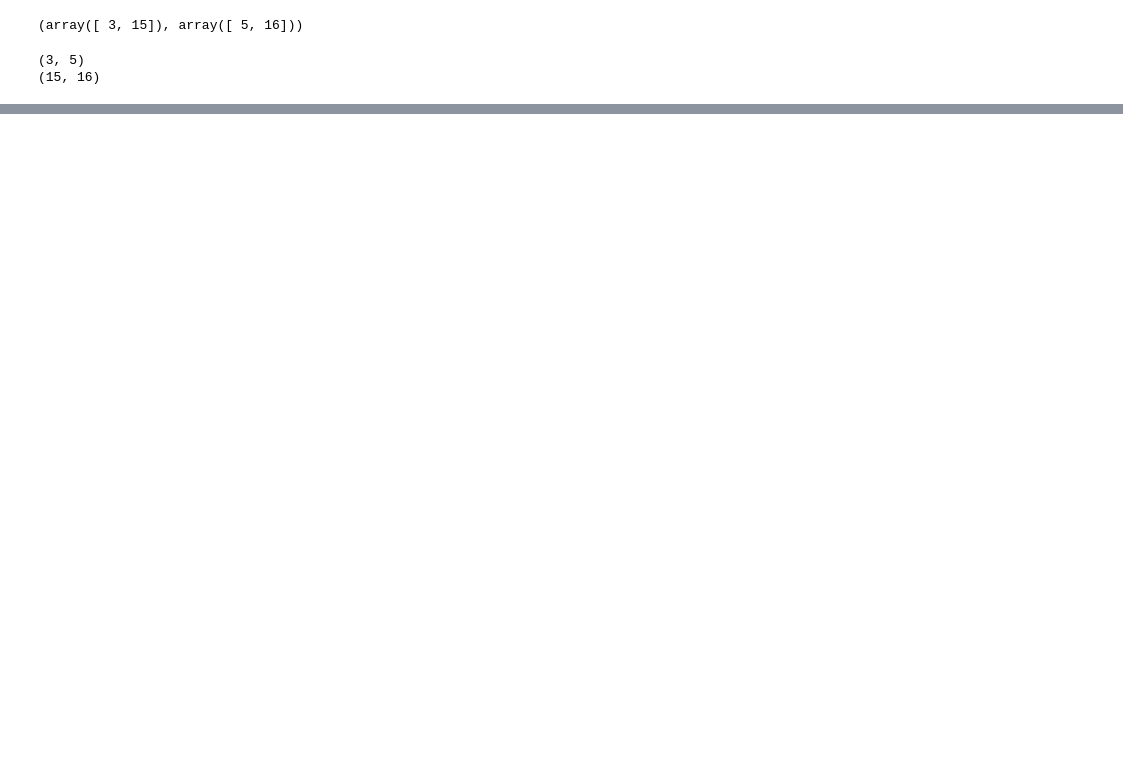
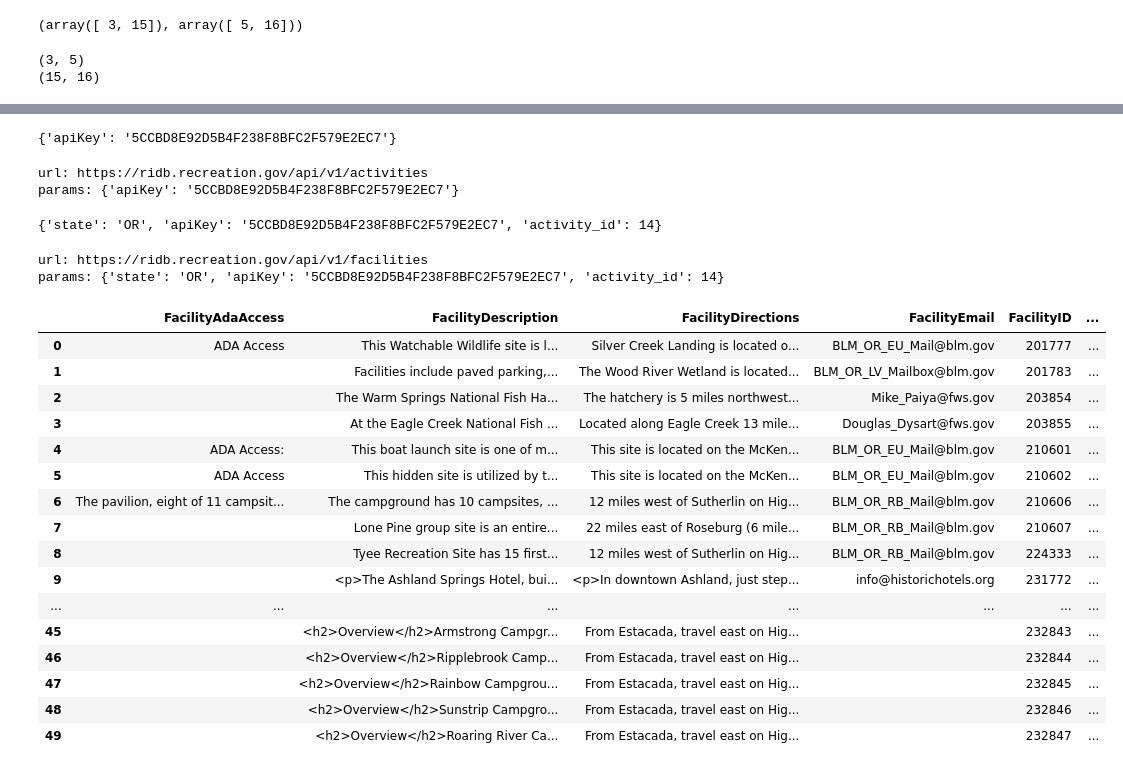
Before and after one commit to gizm00/pycon2016, a Jupyter notebook: notebooks/scratch.ipynb, the cells around one changed output, grey strips where cells are left out. Drawn from its saved outputs; the diff is of its cells as text; code cells hidden in the pictures; blank space fills up the shorter version.

Commit message:
adding data objects

```diff
--- a/notebooks/scratch.ipynb
+++ b/notebooks/scratch.ipynb
@@ -76,0 +103,38 @@ pd.DataFrame(distance_matrix)
+# %%
+ridb_activities = RidbData("ridb_activities","activities",dict())
+# %% [output]
+{'apiKey': '5CCBD8E92D5B4F238F8BFC2F579E2EC7'}
+# %%
+ridb_activities.extract()
+# %% [output]
+url: https://ridb.recreation.gov/api/v1/activities
+params: {'apiKey': '5CCBD8E92D5B4F238F8BFC2F579E2EC7'}
+# %%
+ridb_hiking = RidbData("ridb_hiking", "facilities", dict(activity_id=14, state='OR'))
+# %% [output]
+{'state': 'OR', 'apiKey': '5CCBD8E92D5B4F238F8BFC2F579E2EC7', 'activity_id': 14}
+# %%
+ridb_hiking.extract()
+# %% [output]
+url: https://ridb.recreation.gov/api/v1/facilities
+params: {'state': 'OR', 'apiKey': '5CCBD8E92D5B4F238F8BFC2F579E2EC7', 'activity_id': 14}
+# %%
+ridb_hiking.df
+# %% [output]
+|  | FacilityAdaAccess | FacilityDescription | FacilityDirections | FacilityEmail | FacilityID | ... |
+| 0 | ADA Access | This Watchable Wildlife site is l... | Silver Creek Landing is located o... | BLM_OR_EU_Mail@blm.gov | 201777 | ... |
+| 1 |  | Facilities include paved parking,... | The Wood River Wetland is located... | BLM_OR_LV_Mailbox@blm.gov | 201783 | ... |
+| 2 |  | The Warm Springs National Fish Ha... | The hatchery is 5 miles northwest... | Mike_Paiya@fws.gov | 203854 | ... |
+| 3 |  | At the Eagle Creek National Fish ... | Located along Eagle Creek 13 mile... | Douglas_Dysart@fws.gov | 203855 | ... |
+| 4 | ADA Access: | This boat launch site is one of m... | This site is located on the McKen... | BLM_OR_EU_Mail@blm.gov | 210601 | ... |
+| 5 | ADA Access | This hidden site is utilized by t... | This site is located on the McKen... | BLM_OR_EU_Mail@blm.gov | 210602 | ... |
+| 6 | The pavilion, eight of 11 campsit... | The campground has 10 campsites, ... | 12 miles west of Sutherlin on Hig... | BLM_OR_RB_Mail@blm.gov | 210606 | ... |
+| 7 |  | Lone Pine group site is an entire... | 22 miles east of Roseburg (6 mile... | BLM_OR_RB_Mail@blm.gov | 210607 | ... |
+| 8 |  | Tyee Recreation Site has 15 first... | 12 miles west of Sutherlin on Hig... | BLM_OR_RB_Mail@blm.gov | 224333 | ... |
+| 9 |  | <p>The Ashland Springs Hotel, bui... | <p>In downtown Ashland, just step... | info@historichotels.org | 231772 | ... |
+| ... | ... | ... | ... | ... | ... | ... |
+| 45 |  | <h2>Overview</h2>Armstrong Campgr... | From Estacada, travel east on Hig... |  | 232843 | ... |
+| 46 |  | <h2>Overview</h2>Ripplebrook Camp... | From Estacada, travel east on Hig... |  | 232844 | ... |
+| 47 |  | <h2>Overview</h2>Rainbow Campgrou... | From Estacada, travel east on Hig... |  | 232845 | ... |
+| 48 |  | <h2>Overview</h2>Sunstrip Campgro... | From Estacada, travel east on Hig... |  | 232846 | ... |
+| 49 |  | <h2>Overview</h2>Roaring River Ca... | From Estacada, travel east on Hig... |  | 232847 | ... |
```
Also changed, not shown: parts of 8 cells of this notebook, 8 other files.
